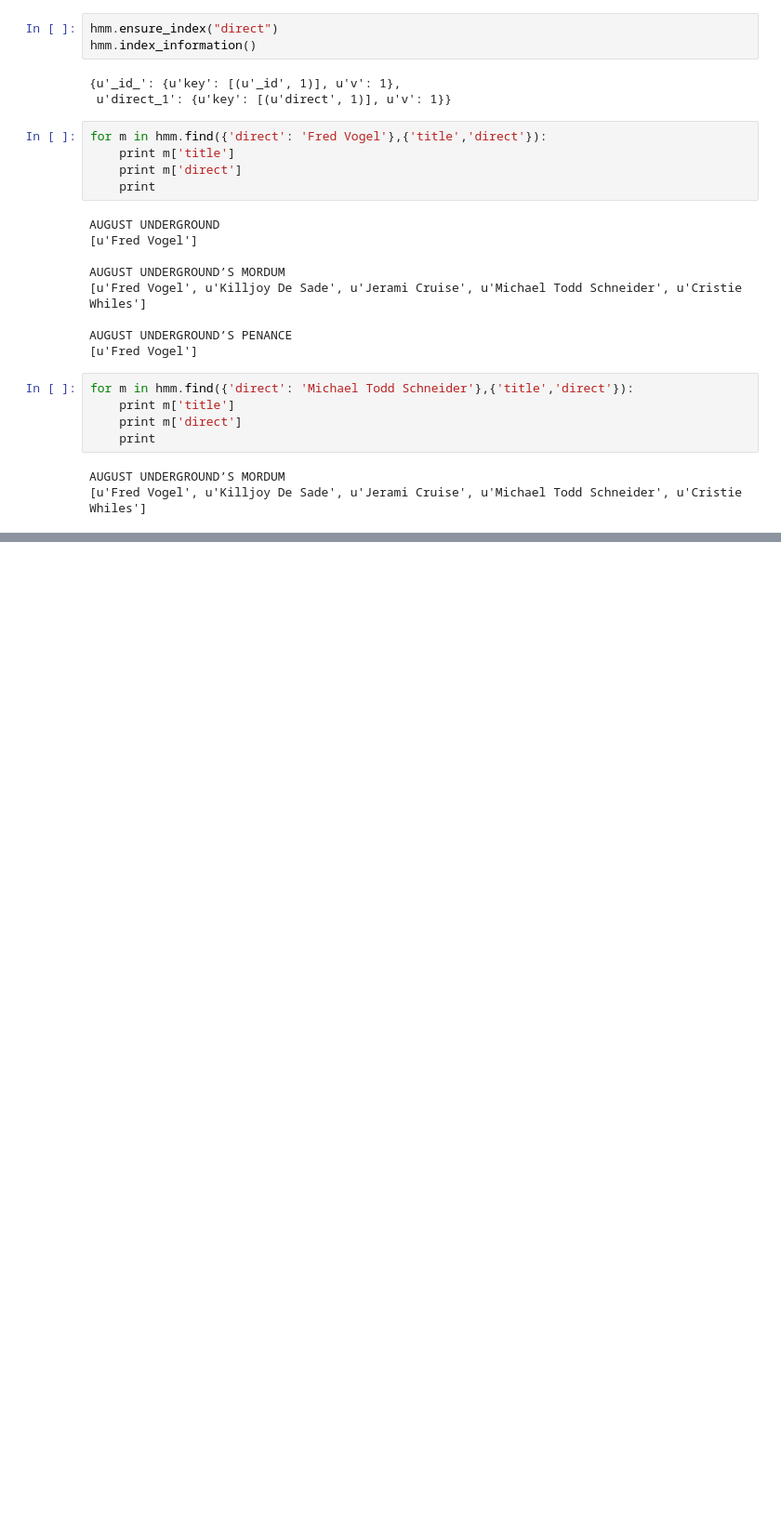
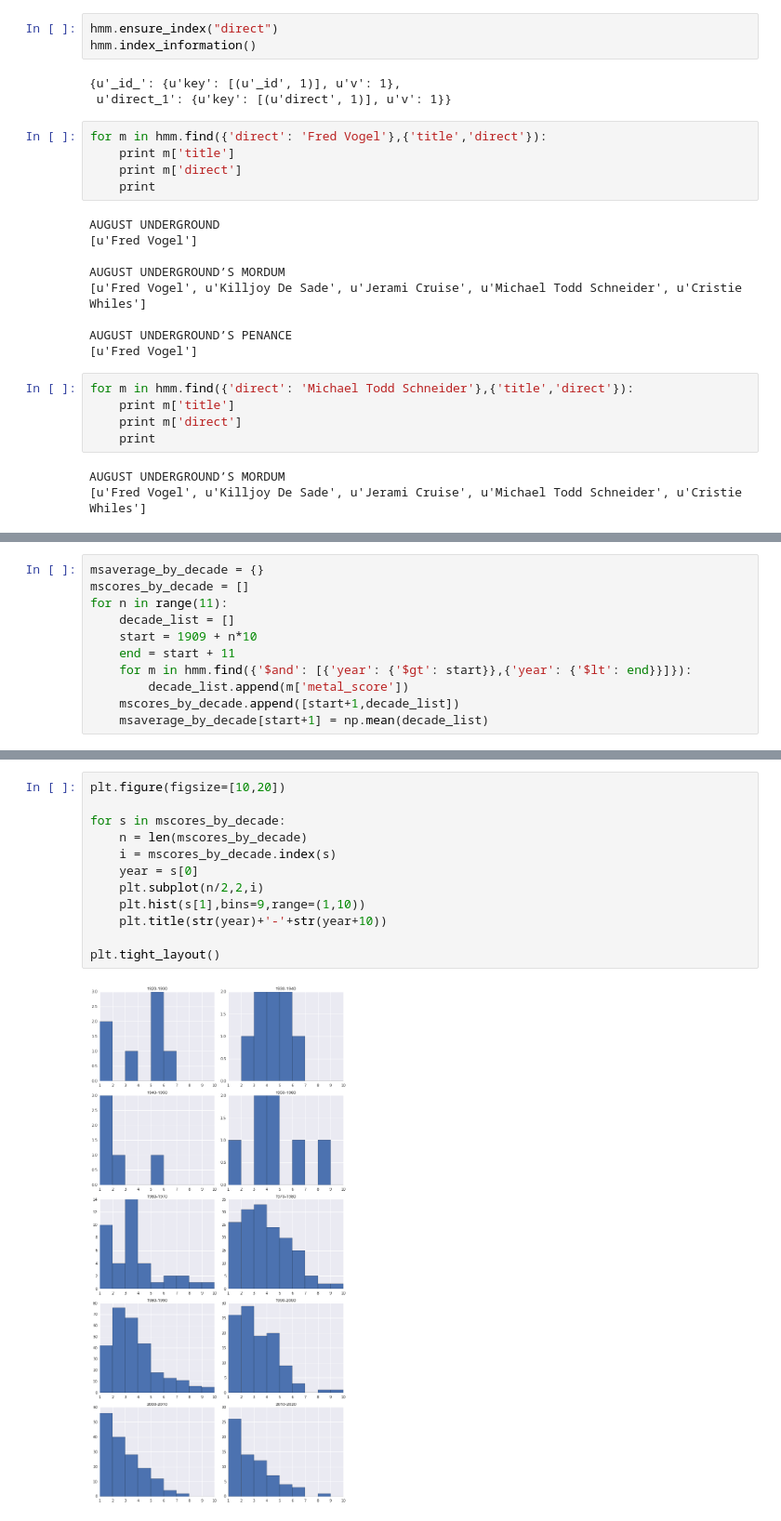
Before and after one commit to prathinavelu/submissions, a Jupyter notebook: challenges/pymongo_challenges.ipynb, the cells around one changed output, grey strips where cells are left out. Shown at 93% size. Saved outputs shown, nothing was run; the diff lists cells and outputs as text; blank space fills up the shorter version.

```diff
--- a/challenges/pymongo_challenges.ipynb
+++ b/challenges/pymongo_challenges.ipynb
@@ -316,0 +319,11 @@ AUGUST UNDERGROUND’S MORDUM
+# %%
+msaverage_by_decade = {}
+mscores_by_decade = []
+for n in range(11):
+    decade_list = []
+    start = 1909 + n*10
+    end = start + 11
+    for m in hmm.find({'$and': [{'year': {'$gt': start}},{'year': {'$lt': end}}]}):
+        decade_list.append(m['metal_score'])
+    mscores_by_decade.append([start+1,decade_list])
+    msaverage_by_decade[start+1] = np.mean(decade_list)
@@ -316,0 +344,14 @@ AUGUST UNDERGROUND’S MORDUM
+# %%
+plt.figure(figsize=[10,20])
+
+for s in mscores_by_decade:
+    n = len(mscores_by_decade)
+    i = mscores_by_decade.index(s)
+    year = s[0]
+    plt.subplot(n/2,2,i)
+    plt.hist(s[1],bins=9,range=(1,10))
+    plt.title(str(year)+'-'+str(year+10))
+
+plt.tight_layout()
+# %% [output]
+[figure, added]
```
Also changed, not shown: parts of 2 cells of this notebook.
